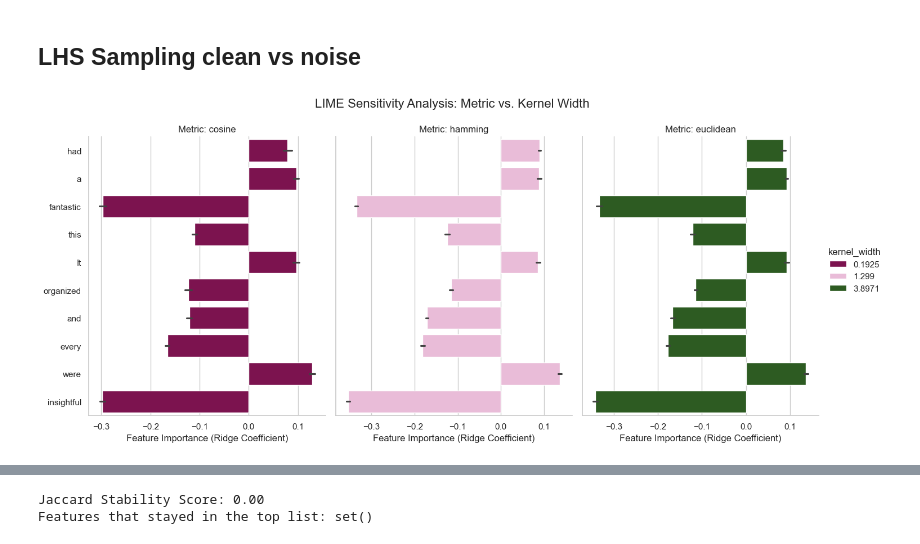
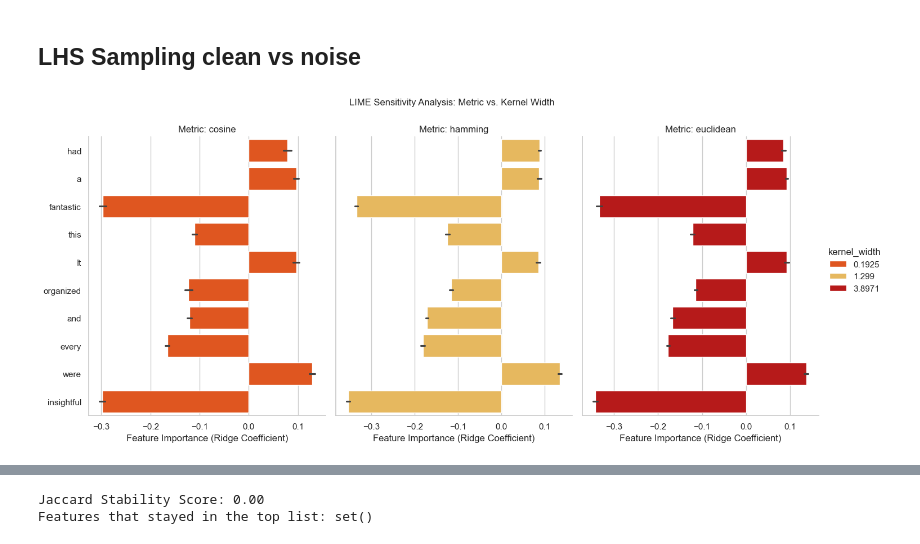
Before and after one commit to Oumaymabamoh/thesis-eval-synthetic-data-lime-nlp, a Jupyter notebook: results/LIME_evaluation.ipynb, the cells around one changed output, grey strips where cells are left out. Drawn from its saved outputs; the diff is of its cells as text; code cells hidden in the pictures.

```diff
--- a/results/LIME_evaluation.ipynb
+++ b/results/LIME_evaluation.ipynb
@@ -266,34 +215,35 @@ df_lhs = pd.read_csv('/Users/oumaymabamoh/Desktop/thesis-evaluation-synthetic-da
 # words based on average absolute importance to keep the plot clean.
 top_words = (
     df_lhs.groupby('word')['importance']
     .apply(lambda x: x.abs().mean())
     .sort_values(ascending=False)
     .head(10)
     .index
 )
 df_filtered = df_lhs[df_lhs['word'].isin(top_words)]
 
 # 3. Create the Visualization
 # We use 'catplot' to create a grid: one column per Metric
 sns.set_theme(style="whitegrid")
+colors = ['#ff4800','#fcbf49','#d00000']
 g = sns.catplot(
     data=df_filtered,
     kind="bar",
     x="importance",
     y="word",
     hue="kernel_width",
     col="metric",
-    palette="PiYG",
+    palette=colors,
     height=6,
     aspect=0.8,
     sharex=False # Allows each metric to show its own scale if they vary wildly
 )
 
 # 4. Customizing Labels and Titles
 g.set_axis_labels("Feature Importance (Ridge Coefficient)", "")
 g.set_titles("Metric: {col_name}")
-g.fig.suptitle("LIME Sensitivity Analysis: Metric vs. Kernel Width", y=1.05, fontsize=16)
-
+g.fig.suptitle("LIME Sensitivity Analysis: Metric vs. Kernel Width", y=1.05, fontsize=12)
+plt.savefig("/Users/oumaymabamoh/Desktop/thesis-evaluation-synthetic-data-lime-nlp/results/lhs_stability_experiment.png")
 plt.show()
 # %% [output]
-[figure, old version]
+[figure, new version]
```
Also changed, not shown: parts of 11 cells of this notebook, 2 other files.
